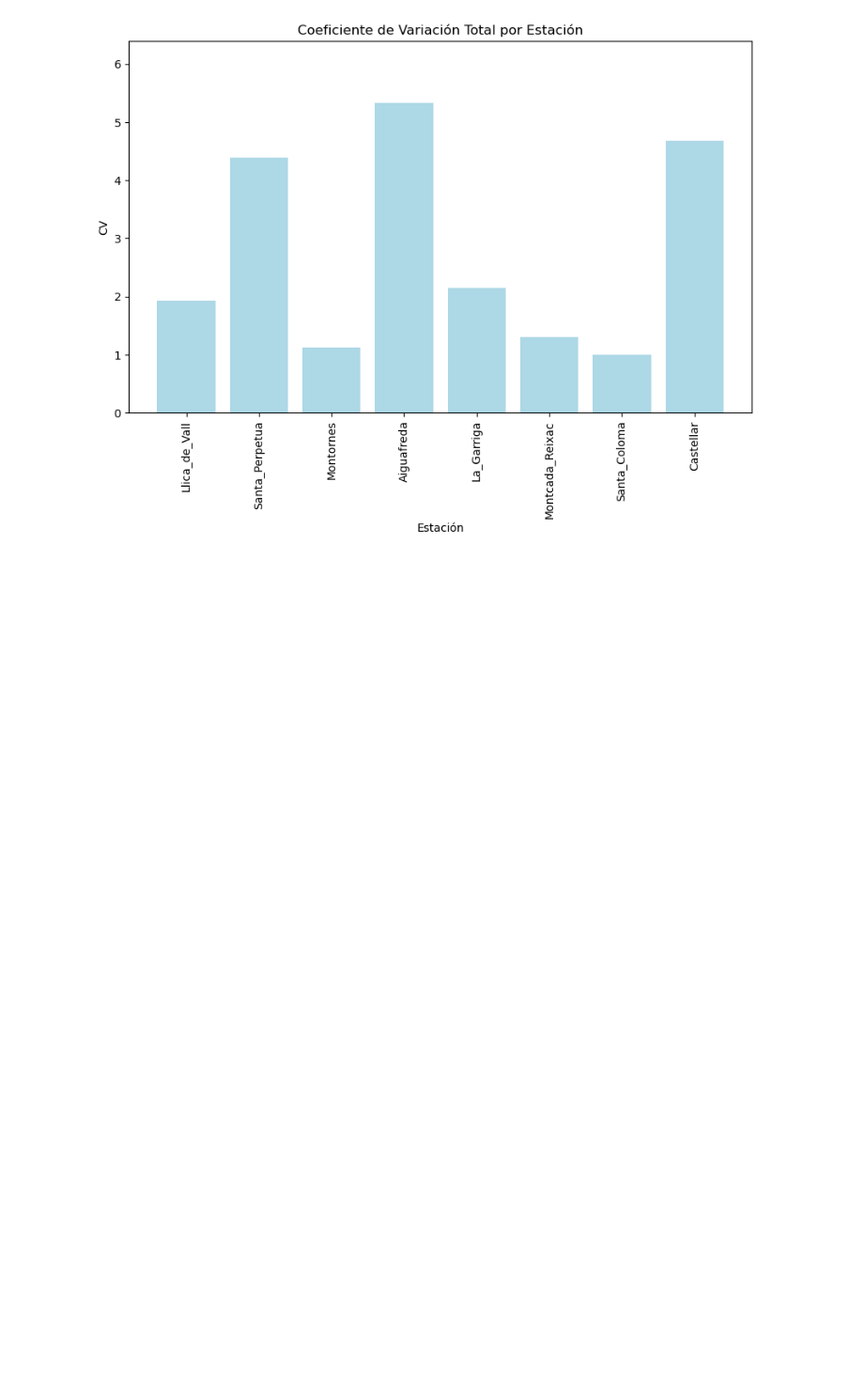
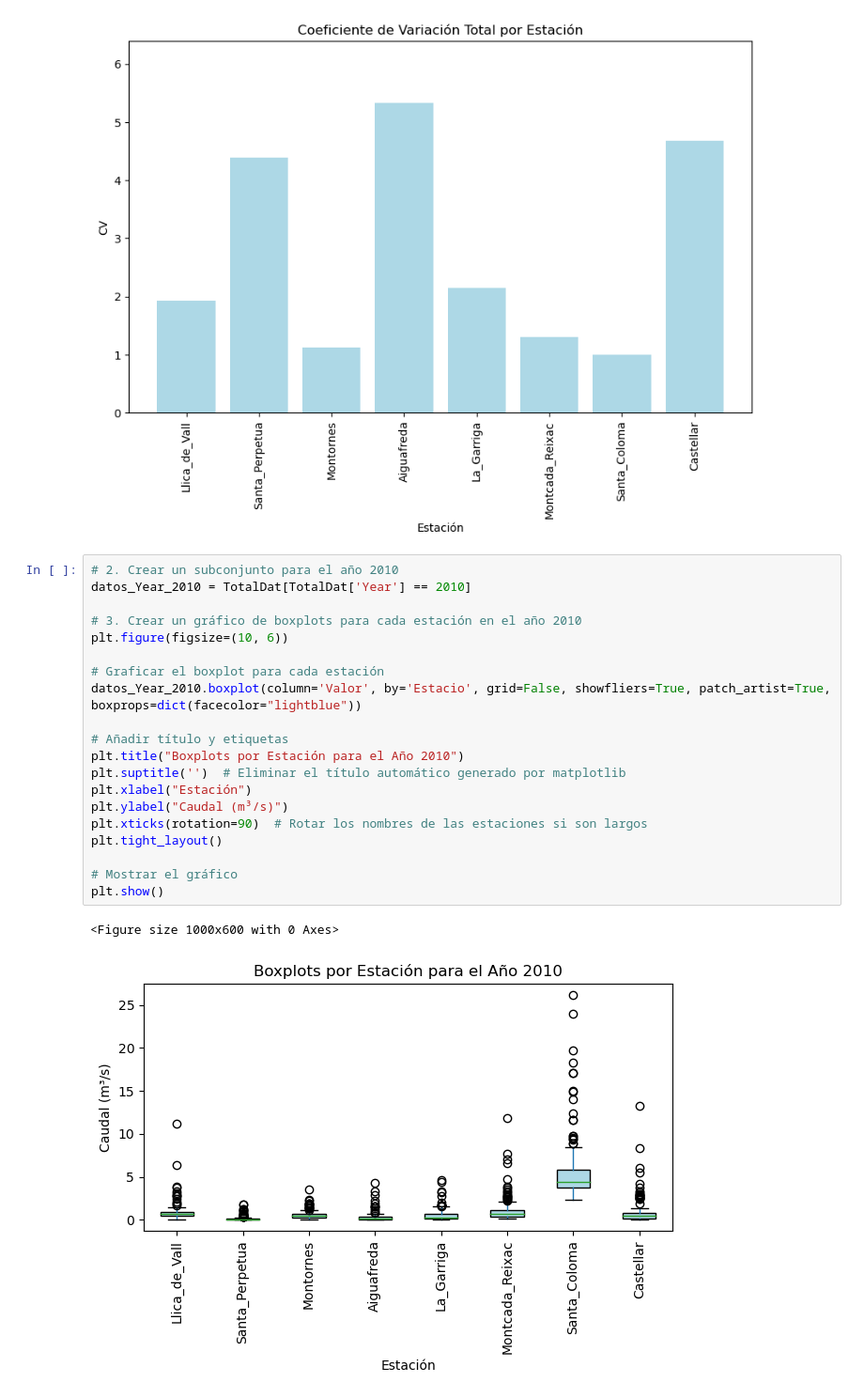
Before and after one commit to saosar/Hidrology, a Jupyter notebook: SOAEstadistica.ipynb, the cells around one changed output. Shown at 94% size. Saved outputs shown, nothing was run; the diff lists cells and outputs as text; blank space fills up the shorter version.

```diff
--- a/SOAEstadistica.ipynb
+++ b/SOAEstadistica.ipynb
@@ -210,3 +213,26 @@ plt.ylim(0, max(cv['CV']) * 1.2)  # Ajustar el rango Y para visualizar mejor
 plt.show()
 # %% [output]
 [figure]
+# %%
+# 2. Crear un subconjunto para el año 2010
+datos_Year_2010 = TotalDat[TotalDat['Year'] == 2010]
+
+# 3. Crear un gráfico de boxplots para cada estación en el año 2010
+plt.figure(figsize=(10, 6))
+
+# Graficar el boxplot para cada estación
+datos_Year_2010.boxplot(column='Valor', by='Estacio', grid=False, showfliers=True, patch_artist=True, boxprops=dict(facecolor="lightblue"))
+
+# Añadir título y etiquetas
+plt.title("Boxplots por Estación para el Año 2010")
+plt.suptitle('')  # Eliminar el título automático generado por matplotlib
+plt.xlabel("Estación")
+plt.ylabel("Caudal (m³/s)")
+plt.xticks(rotation=90)  # Rotar los nombres de las estaciones si son largos
+plt.tight_layout()
+
+# Mostrar el gráfico
+plt.show()
+# %% [output]
+<Figure size 1000x600 with 0 Axes>
+[figure, added]
```
Also changed, not shown: parts of 11 cells of this notebook.
